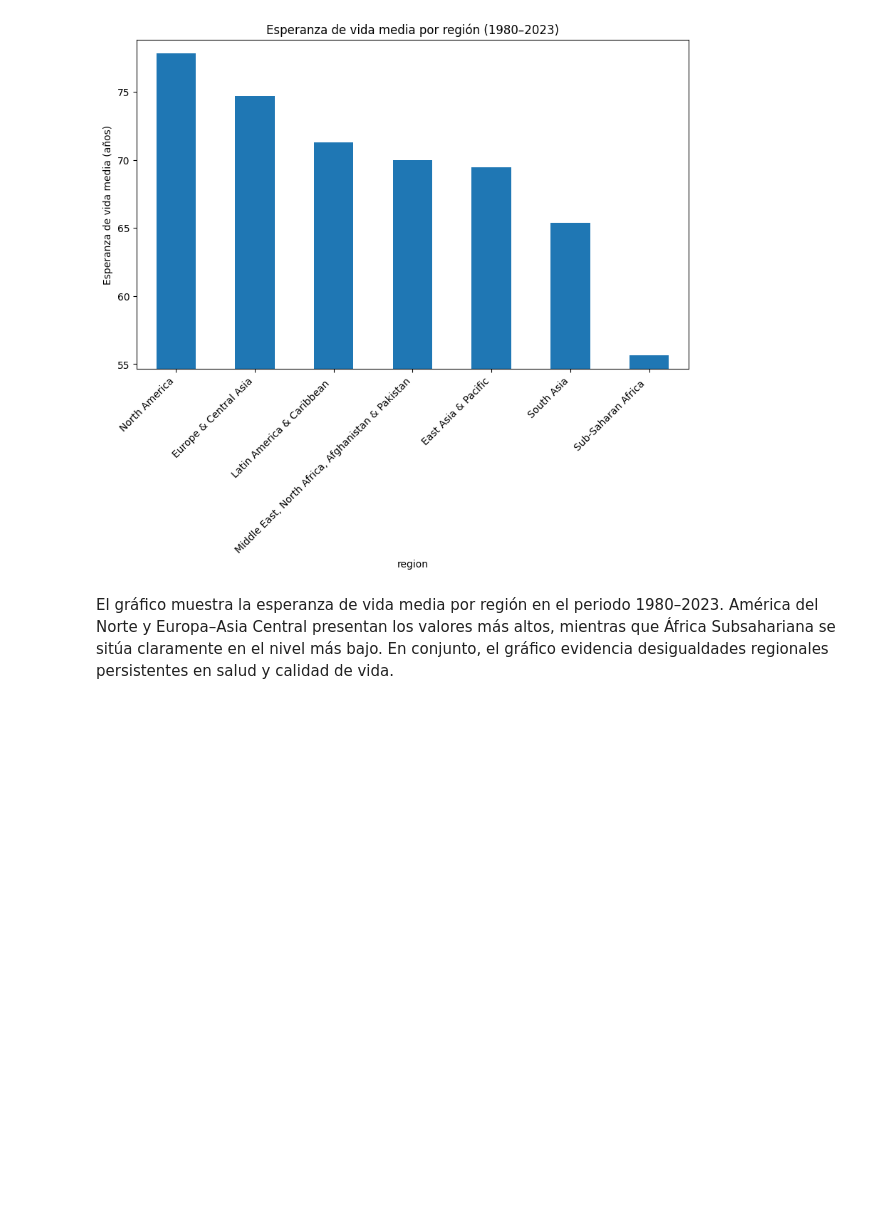
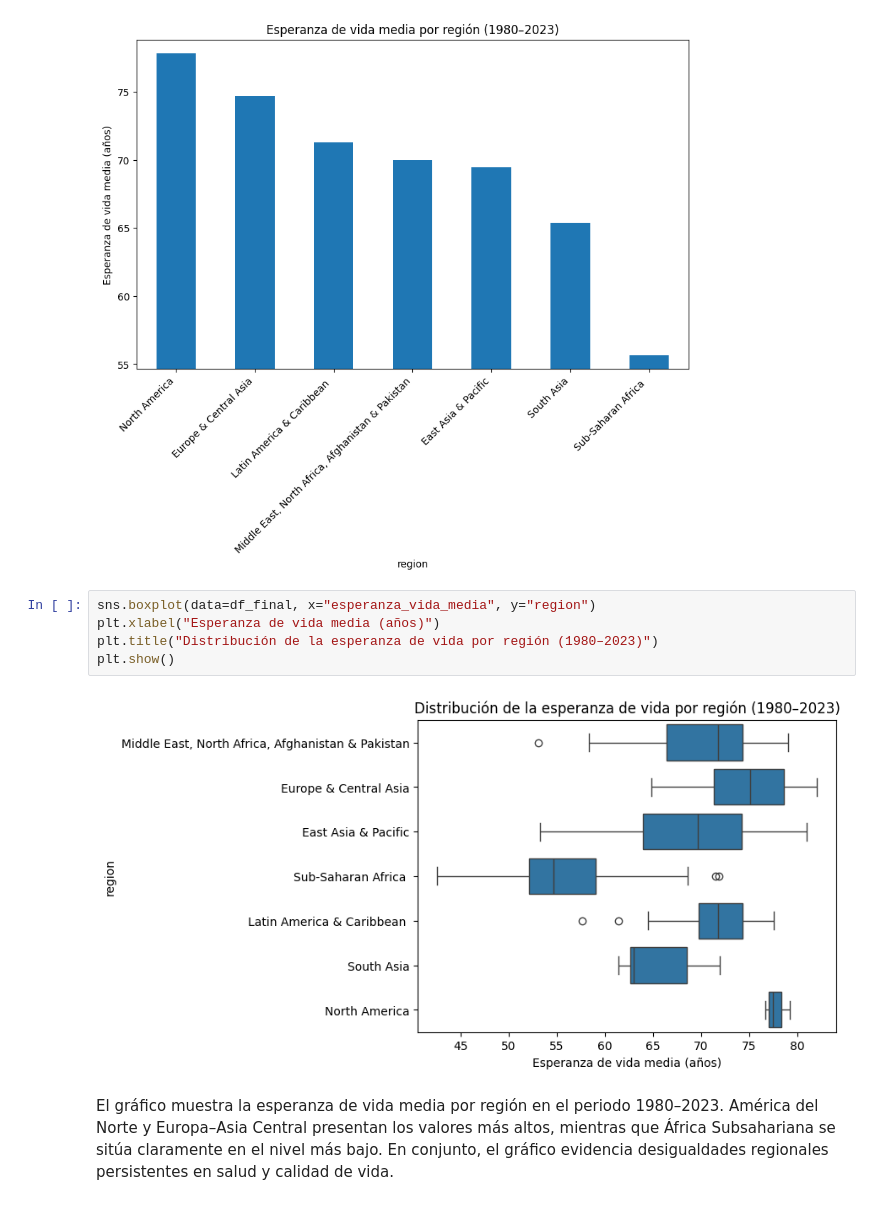
Before and after one commit to JuanR88/proyecto_ETL, a Jupyter notebook: prueba (1).ipynb, the cells around one changed output. Drawn from its saved outputs; the diff is of its cells as text; blank space fills up the shorter version.

```diff
--- a/prueba (1).ipynb
+++ b/prueba (1).ipynb
@@ -441,6 +432,13 @@ plt.xticks(rotation=45, ha="right")
 plt.show()
 # %% [output]
 [figure]
+# %%
+sns.boxplot(data=df_final, x="esperanza_vida_media", y="region")
+plt.xlabel("Esperanza de vida media (años)")
+plt.title("Distribución de la esperanza de vida por región (1980–2023)")
+plt.show()
+# %% [output]
+[figure, added]
 # %% [markdown]
 El gráfico muestra la esperanza de vida media por región en el periodo 1980–2023. América del Norte y Europa–Asia Central presentan los valores más altos, mientras que África Subsahariana se sitúa claramente en el nivel más bajo. En conjunto, el gráfico evidencia desigualdades regionales persistentes en salud y calidad de vida.
 # %% [markdown]
```
Also changed, not shown: parts of 7 cells of this notebook.
